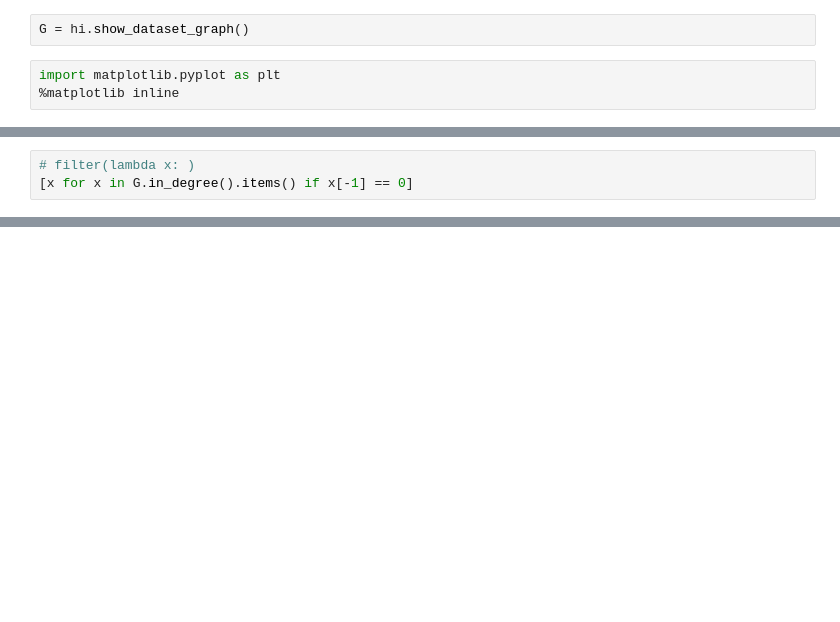
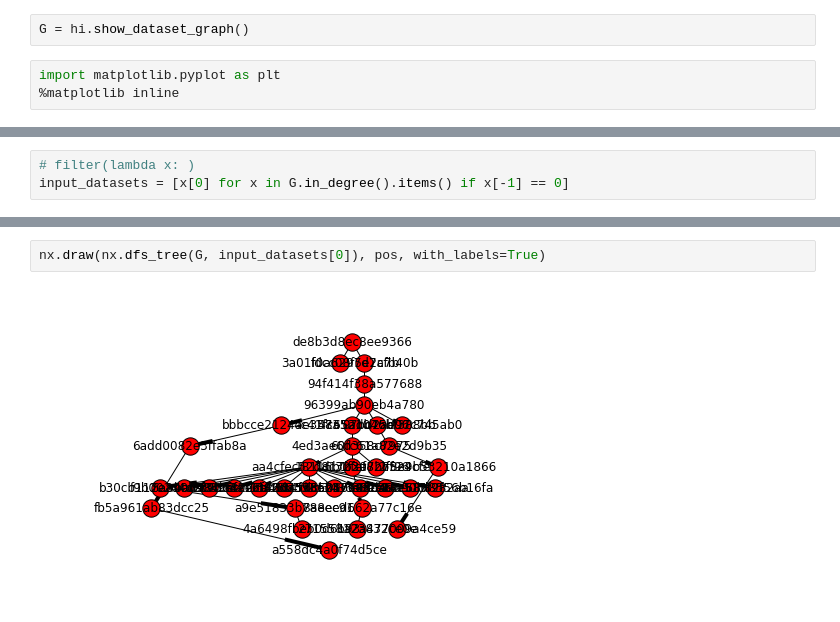
Before and after one commit to BenaroyaResearch/bripipetools, a Jupyter notebook: nbs/history_inspector_dev.ipynb, the cells around one changed output, grey strips where cells are left out. Saved outputs shown, nothing was run; the diff lists cells and outputs as text; blank space fills up the shorter version.

```diff
--- a/nbs/history_inspector_dev.ipynb
+++ b/nbs/history_inspector_dev.ipynb
@@ -27,3 +28,3 @@ ImportError: ('requires pygraphviz ', 'http://pygraphviz.github.io/')
 # %%
 # filter(lambda x: )
-[x for x in G.in_degree().items() if x[-1] == 0]
+input_datasets = [x[0] for x in G.in_degree().items() if x[-1] == 0]
@@ -37,0 +53,4 @@ ImportError: ('requires pygraphviz ', 'http://pygraphviz.github.io/')
+# %%
+nx.draw(nx.dfs_tree(G, input_datasets[0]), pos, with_labels=True)
+# %% [output]
+[figure, added]
```
Also changed, not shown: parts of 7 cells of this notebook.
